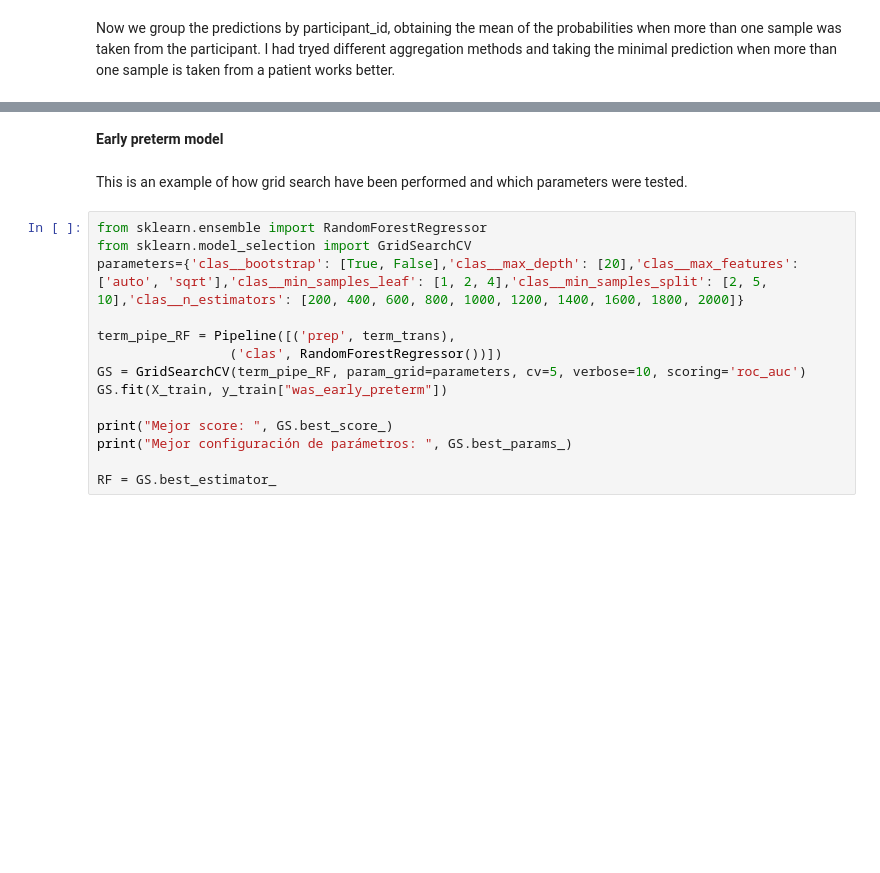
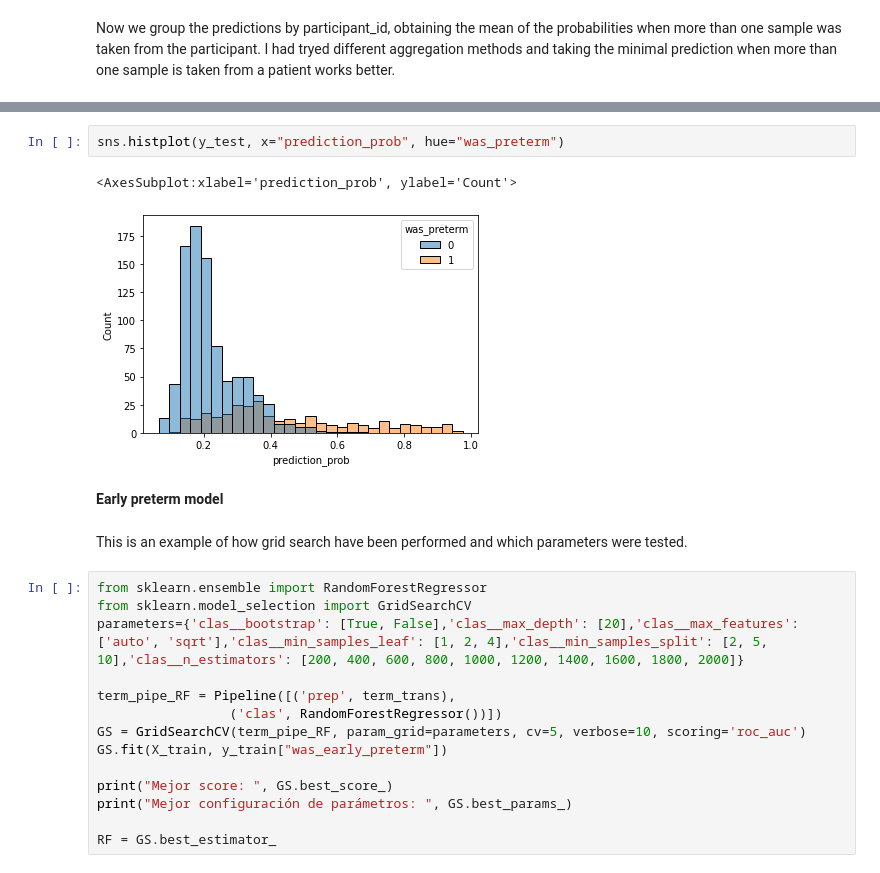
Before and after one commit to AlonsoFelipeRuiz/Preterm, a Jupyter notebook: Preterm_models.ipynb, the cells around one changed output, grey strips where cells are left out. Cells and saved outputs as stored; diff of their text form; blank space fills up the shorter version.

```diff
--- a/Preterm_models.ipynb
+++ b/Preterm_models.ipynb
@@ -253,4 +253,9 @@ y_test.groupby("participant_id").mean()
 748 rows × 3 columns
+# %%
+sns.histplot(y_test, x="prediction_prob", hue="was_preterm")
+# %% [output]
+<AxesSubplot:xlabel='prediction_prob', ylabel='Count'>
+[figure, added]
 # %% [markdown]
 **Early preterm model**
 # %% [markdown]
```
Also changed, not shown: parts of 7 cells of this notebook.
